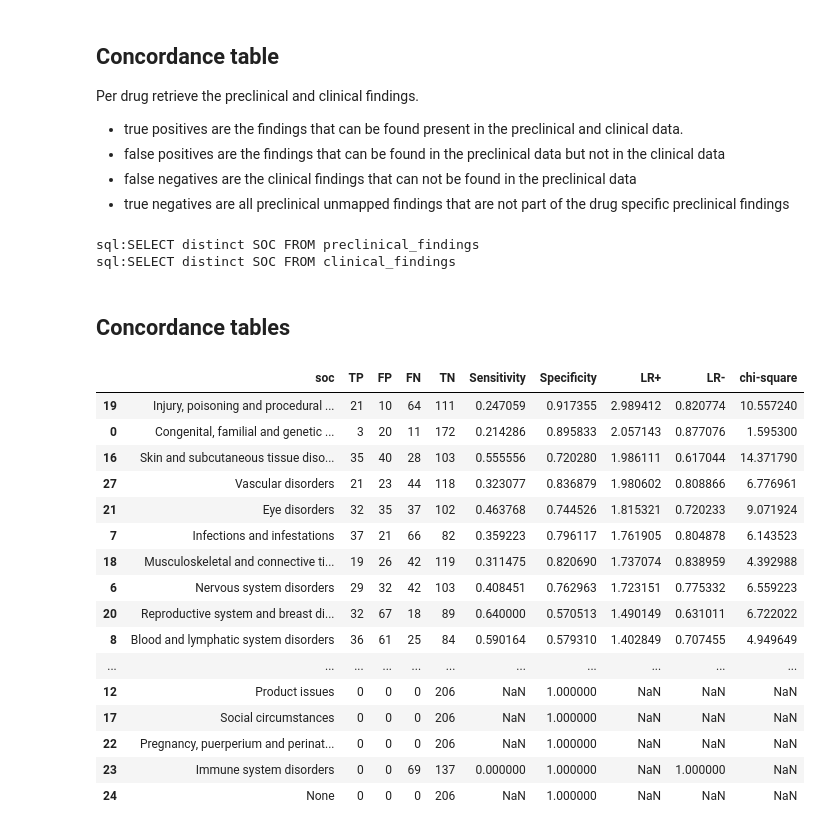
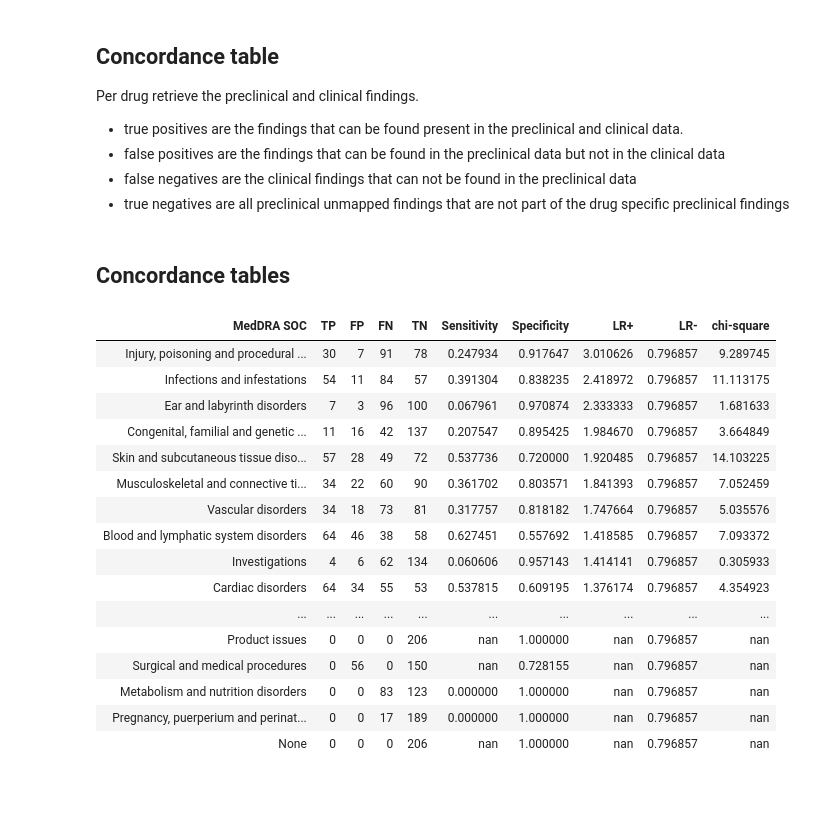
Before and after one commit to erikvanmulligen/etransafe-use-scenarios, a Jupyter notebook: notebooks/concordance-soc.ipynb, the cells around one changed output. Saved outputs shown, nothing was run; the diff lists cells and outputs as text; code cells hidden in the pictures; blank space fills up the shorter version.

Commit message:
updates for the concordance tables based on MedDRA PT terms

```diff
--- a/notebooks/concordance-20220108.ipynb
+++ b/notebooks/concordance-soc.ipynb
@@ -89,7 +89,7 @@ In order to be able to compute the concordance tables we have constructed a data
 ## Drug mapping
 We maintain a list of drugs that can be found in the preclinical and clinical data with its inchikey. Per drug we have stored the finding ids that are associated per database.
 # %%
-with open('../data/drug_mappings_20220107.json', 'r') as drug_file:
+with open('../data/drug_mapppings.20220113.json', 'r') as drug_file:
     drugs = json.loads(drug_file.read())
     print(f'{len(drugs)} drugs found')
 # %% [output]
@@ -129,26 +129,26 @@ ClinicalDatabases = getClinicalDatabases(api);
 PreclinicalDatabases = getPreclinicalDatabases(api);
 
 groups = {}
+preclinical_findings = {}
+clinical_findings = {}
+for drug in drugs:
+    preclinical_findings[drug] = getSocDrugFindings(db=db, drugInfo=drugs[drug], databases=PreclinicalDatabases.keys(), table='preclinical_findings')
+    clinical_findings[drug] = getSocDrugFindings(db=db, drugInfo=drugs[drug], databases=ClinicalDatabases.keys(), table='clinical_findings')
+
 # get first the list of SOCs
-for soc in getSocs(db,['preclinical_findings', 'clinical_findings']):
+for soc in getSocs(db, ['preclinical_findings', 'clinical_findings']):
     groups[soc] = {'tp': 0, 'fp': 0, 'fn': 0, 'tn': 0}
     for drug in drugs:
-        preclinical_findings = getSocDrugFindings(db=db, soc=soc, drugInfo=drugs[drug], databases=PreclinicalDatabases.keys(), table='preclinical_findings')
-        clinical_findings = getSocDrugFindings(db=db, soc=soc, drugInfo=drugs[drug], databases=ClinicalDatabases.keys(), table='clinical_findings')
-
-        if len(preclinical_findings) > 0:
-            if len(clinical_findings) > 0:
+        if soc in preclinical_findings[drug]:
+            if soc in clinical_findings[drug]:
                 groups[soc]['tp'] += 1
             else:
                 groups[soc]['fp'] += 1
         else:
-            if len(clinical_findings) > 0:
+            if soc in clinical_findings[drug]:
                 groups[soc]['fn'] += 1
             else:
                 groups[soc]['tn'] += 1
-# %% [output]
-sql:SELECT distinct SOC FROM preclinical_findings
-sql:SELECT distinct SOC FROM clinical_findings
 # %% [markdown]
 ## Concordance tables
 # %%
@@ -176,56 +176,57 @@ def compute_chisquare(group):
     total = tp + fp + fn + tn
     e11 = ((tp + fp) * (tp + fn)) / total
     e12 = ((tp + fp) * (fp + tn)) / total
     e21 = ((fn + tn) * (tp + fn)) / total
     e22 = ((fn + tn) * (fp + tn)) / total
     try:
         return (((tp - e11)**2)/e11) + (((fp - e12)**2)/e12) + (((fn - e21)**2)/e21) + (((tn - e22)**2)/e22)
     except Exception as e:
         return None
 
 def compute_sensitivity(group):
     tp = group['tp']
-    fp = group['fp']
     fn = group['fn']
-    tn = group['tn']
     return tp / (tp + fn) if (tp + fn) > 0 else None
 
 def compute_specificity(group):
-    tp = group['tp']
     fp = group['fp']
-    fn = group['fn']
     tn = group['tn']
     return tn / (fp + tn) if (fp + tn) > 0 else None
 
-df = pd.DataFrame(np.random.rand(len(groups),10),columns=['soc','TP','FP', 'FN', 'TN', 'Sensitivity', 'Specificity', 'LR+', 'LR-', 'chi-square'])
-df.soc = [soc for soc in groups]
+pd.set_option('display.max_rows', None)
+pd.set_option('display.colheader_justify', 'left')
+pd.options.display.float_format = '{:.2f}'.format
+df = pd.DataFrame(np.random.rand(len(groups),10),columns=['MedDRA SOC','TP','FP', 'FN', 'TN', 'Sensitivity', 'Specificity', 'LR+', 'LR-', 'chi-square'])
+df['MedDRA SOC'] = [soc for soc in groups]
 df.TP = [groups[soc]['tp'] for soc in groups]
 df.FP = [groups[soc]['fp'] for soc in groups]
 df.FN = [groups[soc]['fn'] for soc in groups]
 df.TN = [groups[soc]['tn'] for soc in groups]
 df['Sensitivity'] = [compute_sensitivity(groups[soc]) for soc in groups]
 df['Specificity'] = [compute_specificity(groups[soc]) for soc in groups]
 df['LR+'] = [compute_lrp(groups[soc]) for soc in groups]
-df['LR-'] = [compute_lrn(groups[soc]) for soc in groups]
+df['LR-'] = [compute_lrn(groups[soc]) for pt in groups]
 df['chi-square'] = [compute_chisquare(groups[soc]) for soc in groups]
-
 df.round(3)
-df.sort_values(by=['LR+'], ascending=False)
+df = df.sort_values(by=['LR+'], ascending=False)
+dfStyler = df.style.set_properties(**{'text-align': 'right'})
+dfStyler.set_table_styles([dict(selector='th', props=[('text-align', 'left')])])
+dfStyler.set_properties(subset=['MedDRA SOC'], **{'text-align': 'left'}).hide_index()
 # %% [output]
-|  | soc | TP | FP | FN | TN | Sensitivity | Specificity | LR+ | LR- | chi-square |
-| 19 | Injury, poisoning and procedural ... | 21 | 10 | 64 | 111 | 0.247059 | 0.917355 | 2.989412 | 0.820774 | 10.557240 |
-| 0 | Congenital, familial and genetic ... | 3 | 20 | 11 | 172 | 0.214286 | 0.895833 | 2.057143 | 0.877076 | 1.595300 |
-| 16 | Skin and subcutaneous tissue diso... | 35 | 40 | 28 | 103 | 0.555556 | 0.720280 | 1.986111 | 0.617044 | 14.371790 |
-| 27 | Vascular disorders | 21 | 23 | 44 | 118 | 0.323077 | 0.836879 | 1.980602 | 0.808866 | 6.776961 |
-| 21 | Eye disorders | 32 | 35 | 37 | 102 | 0.463768 | 0.744526 | 1.815321 | 0.720233 | 9.071924 |
-| 7 | Infections and infestations | 37 | 21 | 66 | 82 | 0.359223 | 0.796117 | 1.761905 | 0.804878 | 6.143523 |
-| 18 | Musculoskeletal and connective ti... | 19 | 26 | 42 | 119 | 0.311475 | 0.820690 | 1.737074 | 0.838959 | 4.392988 |
-| 6 | Nervous system disorders | 29 | 32 | 42 | 103 | 0.408451 | 0.762963 | 1.723151 | 0.775332 | 6.559223 |
-| 20 | Reproductive system and breast di... | 32 | 67 | 18 | 89 | 0.640000 | 0.570513 | 1.490149 | 0.631011 | 6.722022 |
-| 8 | Blood and lymphatic system disorders | 36 | 61 | 25 | 84 | 0.590164 | 0.579310 | 1.402849 | 0.707455 | 4.949649 |
-| ... | ... | ... | ... | ... | ... | ... | ... | ... | ... | ... |
-| 12 | Product issues | 0 | 0 | 0 | 206 | NaN | 1.000000 | NaN | NaN | NaN |
-| 17 | Social circumstances | 0 | 0 | 0 | 206 | NaN | 1.000000 | NaN | NaN | NaN |
-| 22 | Pregnancy, puerperium and perinat... | 0 | 0 | 0 | 206 | NaN | 1.000000 | NaN | NaN | NaN |
-| 23 | Immune system disorders | 0 | 0 | 69 | 137 | 0.000000 | 1.000000 | NaN | 1.000000 | NaN |
-| 24 | None | 0 | 0 | 0 | 206 | NaN | 1.000000 | NaN | NaN | NaN |
+| MedDRA SOC | TP | FP | FN | TN | Sensitivity | Specificity | LR+ | LR- | chi-square |
+| Injury, poisoning and procedural ... | 30 | 7 | 91 | 78 | 0.247934 | 0.917647 | 3.010626 | 0.796857 | 9.289745 |
+| Infections and infestations | 54 | 11 | 84 | 57 | 0.391304 | 0.838235 | 2.418972 | 0.796857 | 11.113175 |
+| Ear and labyrinth disorders | 7 | 3 | 96 | 100 | 0.067961 | 0.970874 | 2.333333 | 0.796857 | 1.681633 |
+| Congenital, familial and genetic ... | 11 | 16 | 42 | 137 | 0.207547 | 0.895425 | 1.984670 | 0.796857 | 3.664849 |
+| Skin and subcutaneous tissue diso... | 57 | 28 | 49 | 72 | 0.537736 | 0.720000 | 1.920485 | 0.796857 | 14.103225 |
+| Musculoskeletal and connective ti... | 34 | 22 | 60 | 90 | 0.361702 | 0.803571 | 1.841393 | 0.796857 | 7.052459 |
+| Vascular disorders | 34 | 18 | 73 | 81 | 0.317757 | 0.818182 | 1.747664 | 0.796857 | 5.035576 |
+| Blood and lymphatic system disorders | 64 | 46 | 38 | 58 | 0.627451 | 0.557692 | 1.418585 | 0.796857 | 7.093372 |
+| Investigations | 4 | 6 | 62 | 134 | 0.060606 | 0.957143 | 1.414141 | 0.796857 | 0.305933 |
+| Cardiac disorders | 64 | 34 | 55 | 53 | 0.537815 | 0.609195 | 1.376174 | 0.796857 | 4.354923 |
+| ... | ... | ... | ... | ... | ... | ... | ... | ... | ... |
+| Product issues | 0 | 0 | 0 | 206 | nan | 1.000000 | nan | 0.796857 | nan |
+| Surgical and medical procedures | 0 | 56 | 0 | 150 | nan | 0.728155 | nan | 0.796857 | nan |
+| Metabolism and nutrition disorders | 0 | 0 | 83 | 123 | 0.000000 | 1.000000 | nan | 0.796857 | nan |
+| Pregnancy, puerperium and perinat... | 0 | 0 | 17 | 189 | 0.000000 | 1.000000 | nan | 0.796857 | nan |
+| None | 0 | 0 | 0 | 206 | nan | 1.000000 | nan | 0.796857 | nan |
```
Also changed, not shown: 8 other files.
